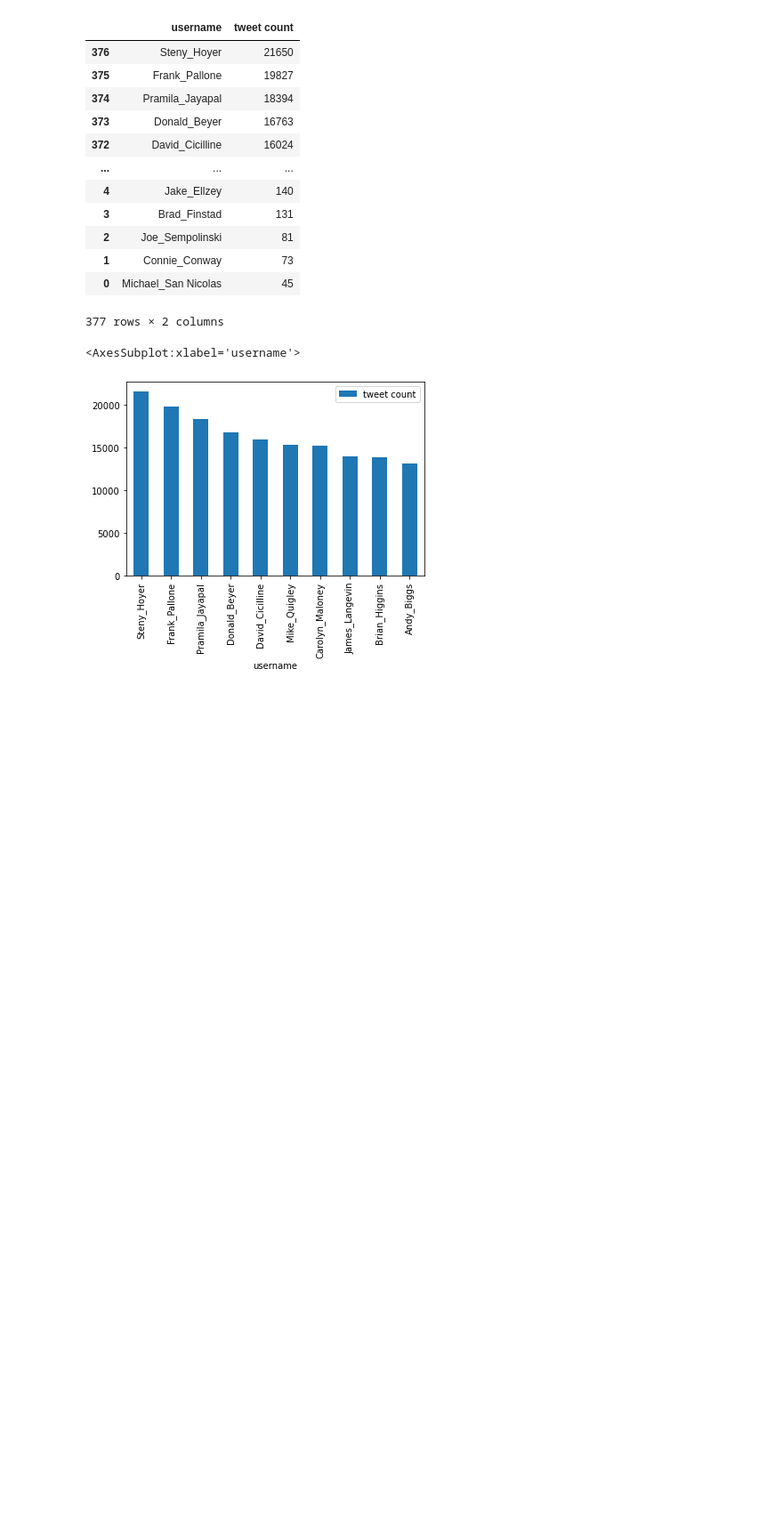
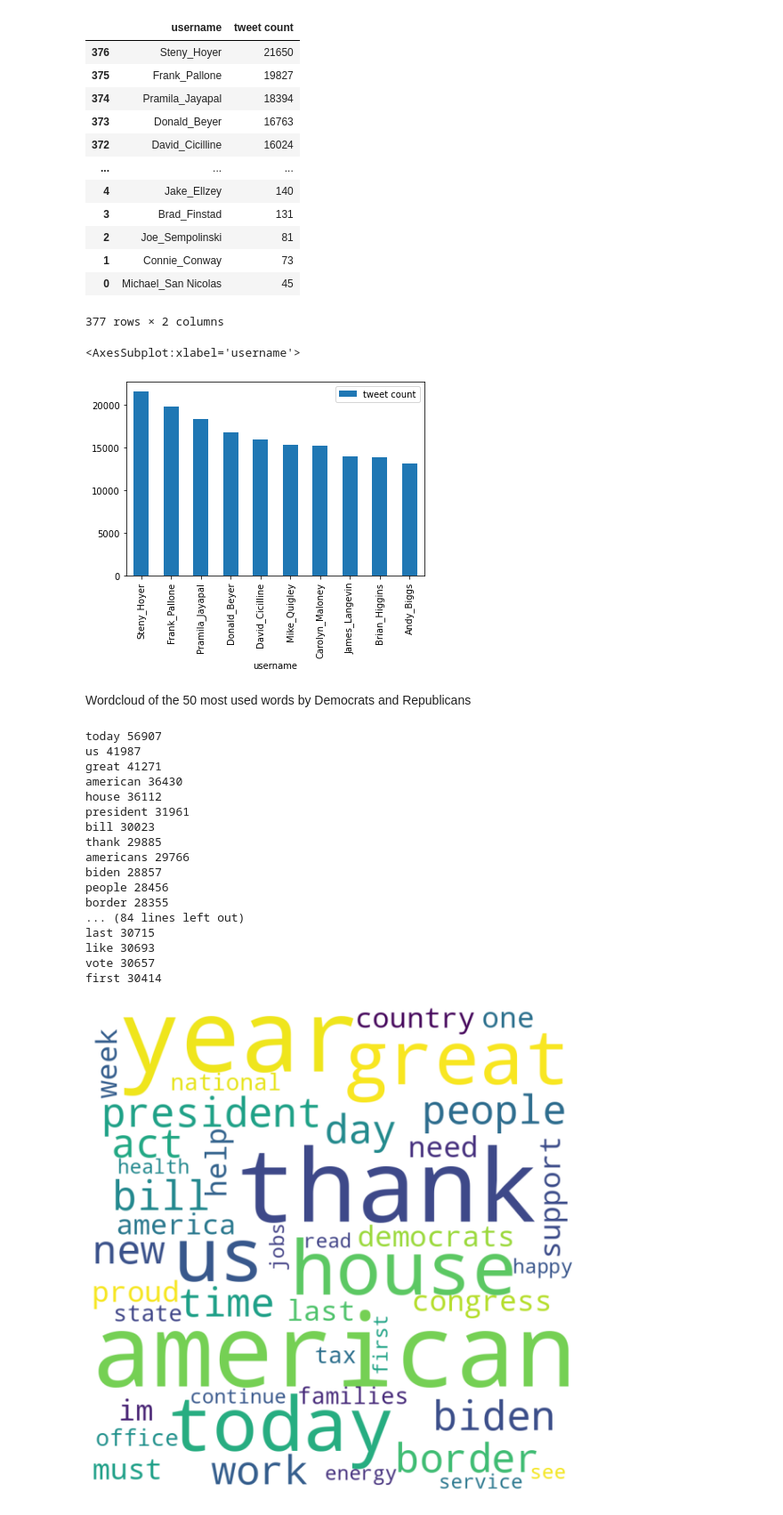
Before and after one commit to VieVaWaldi/PoliticalDespairTwitter, a Jupyter notebook: AnalysisSummary.ipynb, the cells around one changed output. Shown at 89% size. Drawn from its saved outputs; the diff is of its cells as text; code cells hidden in the pictures; blank space fills up the shorter version.

Commit message:
Added wordcount generator

```diff
--- a/AnalysisSummary.ipynb
+++ b/AnalysisSummary.ipynb
@@ -40,3 +42,73 @@ top_10_most_tweets_politicians.plot(kind='bar', y='tweet count', x="username")
 # %% [output]
 <AxesSubplot:xlabel='username'>
 [figure]
+# %% [markdown]
+Wordcloud of the 50 most used words by Democrats and Republicans
+# %%
+# Reads 'Youtube04-Eminem.csv' file
+df = pd.read_csv('data_preprocessed/3_word_count_per_party.csv')
+df = df.dropna()
+
+df2 = df.sort_values(by=['wordcount'], ascending=False)
+Republican_word_count = df2[df2['party'].str.contains("Republican")]
+Democrat_word_count = df2[df2['party'].str.contains("Democrat")]
+
+
+# seperate republican and democrat word counts
+Republican_word_count = Republican_word_count.sort_values(by=['wordcount'], ascending=False)
+Democrat_word_count = Democrat_word_count.sort_values(by=['wordcount'], ascending=False)
+
+# take the top 50
+top_50_Republican_word_count = Republican_word_count.head(50)
+top_50_Democrat_word_count = Democrat_word_count.head(50)
+top_50_Republican_word_count
+
+#words processing
+top_50_Republican_words = []
+top_50_Democrat_words = []
+
+for index, row in top_50_Republican_word_count.iterrows():
+    print(row['word'], row['wordcount'])
+    top_50_Republican_words.append(row['word'])
+
+republican_words = ''
+republican_words += " ".join(top_50_Republican_words)+" "
+
+for index, row in top_50_Democrat_word_count.iterrows():
+    print(row['word'], row['wordcount'])
+    top_50_Democrat_words.append(row['word'])
+
+Democrat_words = ''
+Democrat_words += " ".join(top_50_Democrat_words)+" "
+
+
+wordcloud = WordCloud(width = 800, height = 800,
+                background_color ='white').generate(republican_words)
+
+
+# plot the WordCloud image
+plt.figure(figsize = (8, 8), facecolor = None)
+plt.imshow(wordcloud)
+plt.axis("off")
+plt.tight_layout(pad = 0)
+
+plt.show()
+# %% [output]
+today 56907
+us 41987
+great 41271
+american 36430
+house 36112
+president 31961
+bill 30023
+thank 29885
+americans 29766
+biden 28857
+people 28456
+border 28355
+... (84 lines left out)
+last 30715
+like 30693
+vote 30657
+first 30414
+[figure, added]
```
Also changed, not shown: parts of 2 cells of this notebook.
